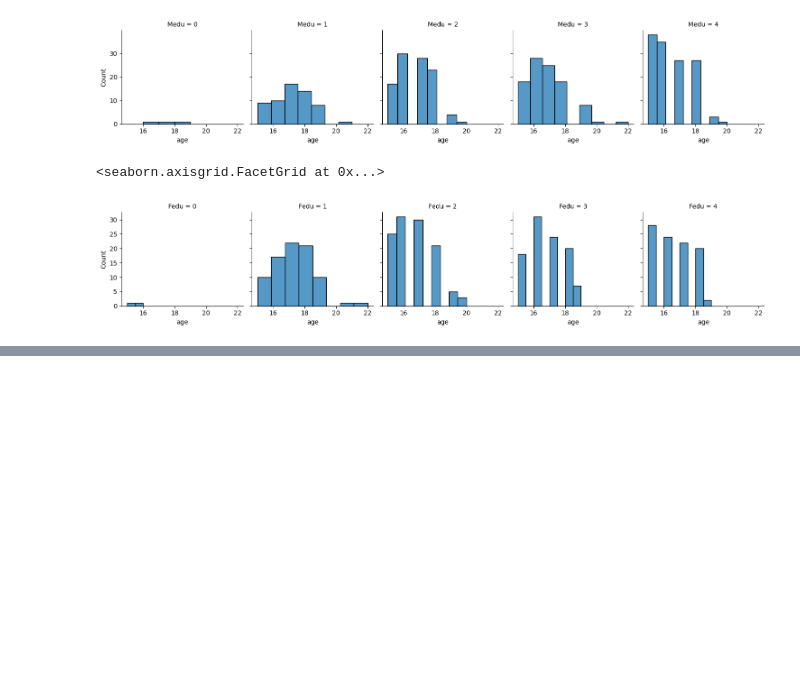
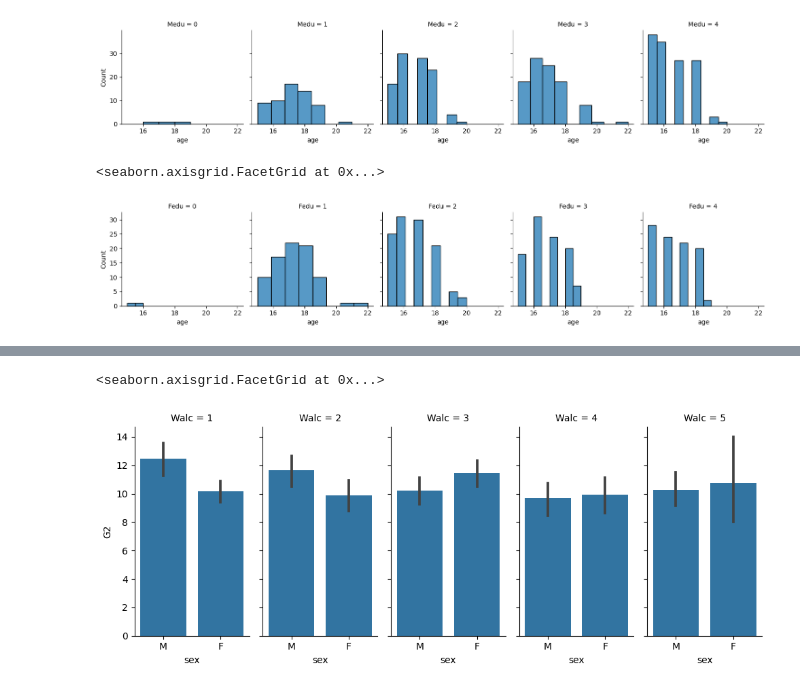
Before and after one commit to brayamrt/DiplomadoPython, a Jupyter notebook: 3. RegresionLineal/RlinealNotas.ipynb, the cells around one changed output, grey strips where cells are left out. Drawn from its saved outputs; the diff is of its cells as text; code cells hidden in the pictures; blank space fills up the shorter version.

```diff
--- a/3. RegresionLineal/RlinealNotas.ipynb
+++ b/3. RegresionLineal/RlinealNotas.ipynb
@@ -158,0 +205,5 @@ multigraf(notas, 'Fedu','age')
+# %%
+multigrafTres(notas, 'Walc','sex','G2')
+# %% [output]
+<seaborn.axisgrid.FacetGrid at 0x...>
+[figure, added]
```
Also changed, not shown: parts of 29 cells of this notebook, 17 other files.
